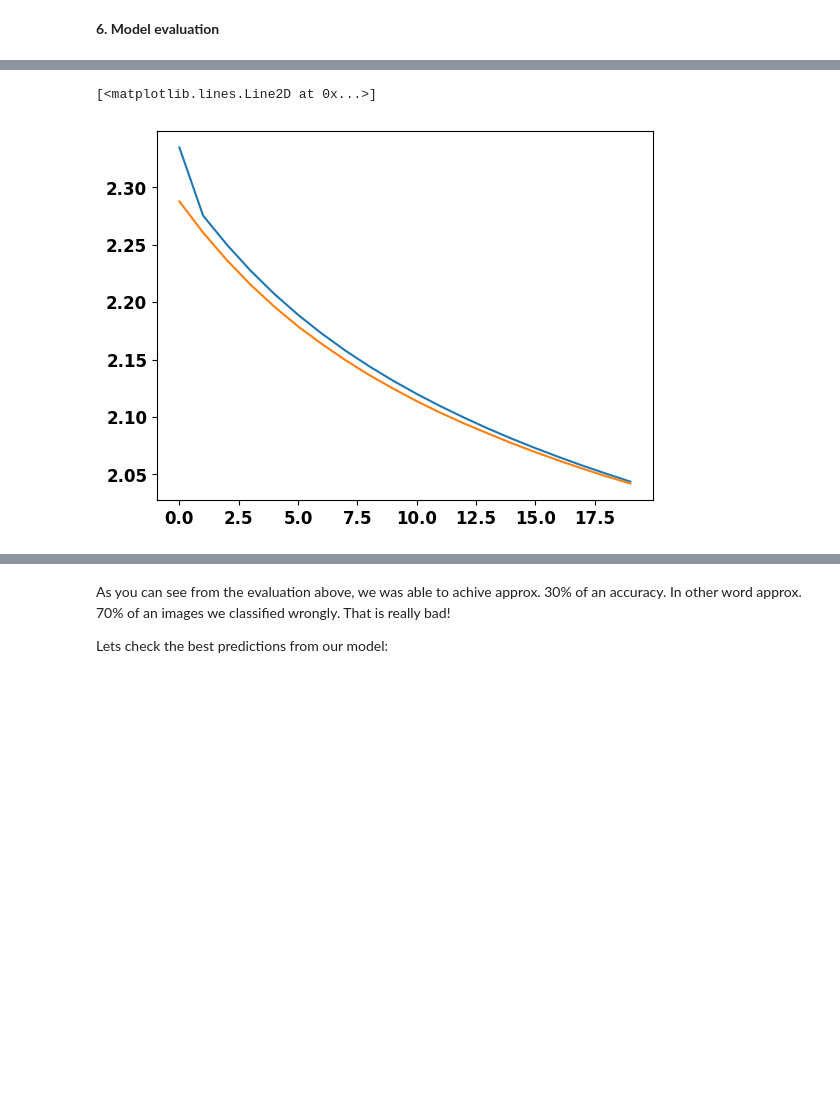
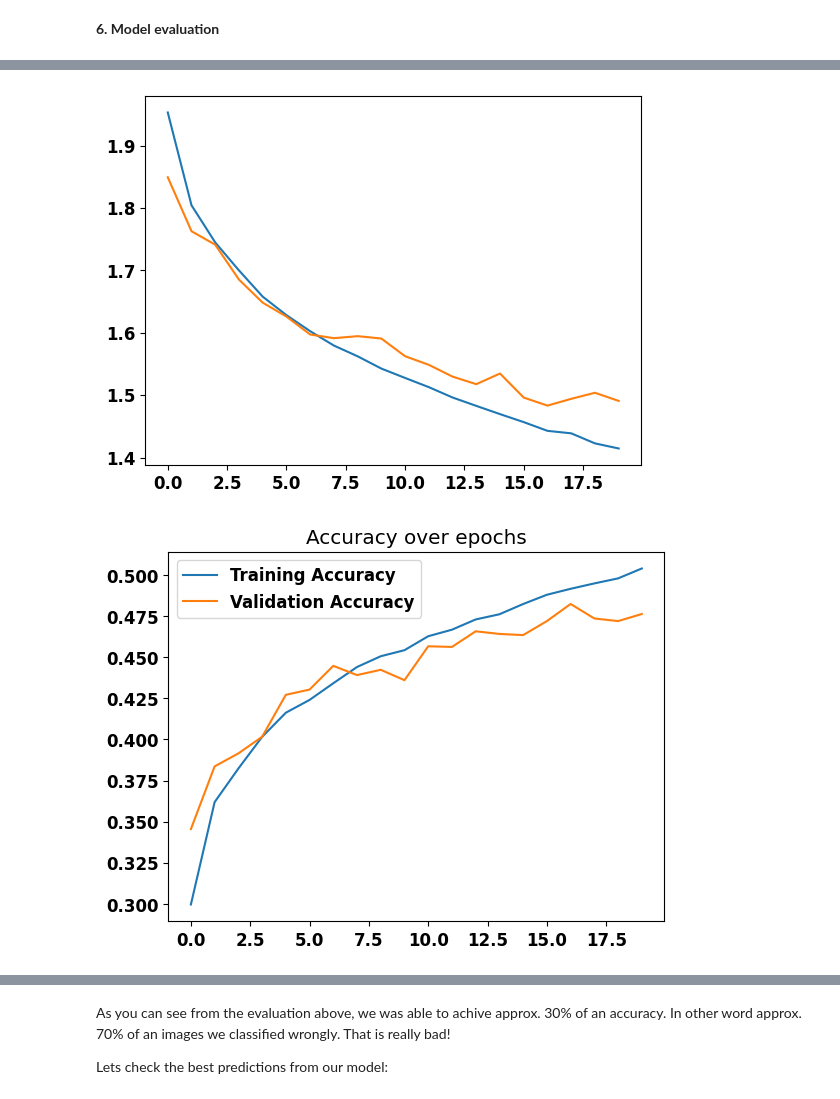
Before and after one commit to xhroch01/MPA-MLF, a Jupyter notebook: Lab6.ipynb, the cells around one changed output, grey strips where cells are left out. Drawn from its saved outputs; the diff is of its cells as text; code cells hidden in the pictures; blank space fills up the shorter version.

```diff
--- a/Lab6.ipynb
+++ b/Lab6.ipynb
@@ -99,6 +103,7 @@ y_train_encoded = to_categorical(y_train, num_classes=10)
 model = Sequential()
 model.add(Flatten(input_shape=(32, 32, 3)))
 model.add(Dense(128, activation='sigmoid'))
+model.add(Dropout(0.1))
 model.add(Dense(10, activation='softmax'))
 # %% [markdown]
 We will define the Sequential model as in our last exercise. This time we will use a different approach to determine the input layers. Instead of specifying the input_dim parameter in our first hidden layer, we will create a Flatten layer that takes our 32x32x3 image and reshapes it into 1x3072.
@@ -125,12 +132,12 @@ Model: "sequential"
 # %% [markdown]
 The next step is to compile our model, we will use categorical_crossentropy as a loss function, stochastic gradient descend as an optimisation and we will be checking the accuracy metric.
 # %%
-optimizer = SGD(learning_rate = 0.001)
+optimizer = SGD(learning_rate = 0.01, momentum=0.8)
 model.compile(loss='categorical_crossentropy', optimizer=optimizer, metrics=['accuracy'])
 # %% [markdown]
 **5. Train the model**
 Our model will be trained in the same way as in our last pc_labs,
 # %%
-history = model.fit(X_train_scaled, y_train_encoded, epochs=20, batch_size=128, validation_split = 0.2)
+history = model.fit(X_train_scaled, y_train_encoded, epochs=20, batch_size=32, validation_split = 0.2)
 # %% [output]
 Epoch 1/20
@@ -165,10 +181,17 @@ Test accuracy: 30.84000051021576 %
 # %%
 plt.figure()
 plt.plot(history.history['loss'])
 plt.plot(history.history['val_loss'])
+
+plt.figure()
+plt.plot(history.history['accuracy'], label='Training Accuracy')
+plt.plot(history.history['val_accuracy'], label='Validation Accuracy')
+plt.legend()
+plt.title("Accuracy over epochs")
+plt.show()
 # %% [output]
-[<matplotlib.lines.Line2D at 0x...>]
-[figure, old version]
+[figure, new version]
+[figure, added]
 # %%
 plt.figure()
 plt.plot(history.history['accuracy'])
```
Also changed, not shown: parts of 8 cells of this notebook.
